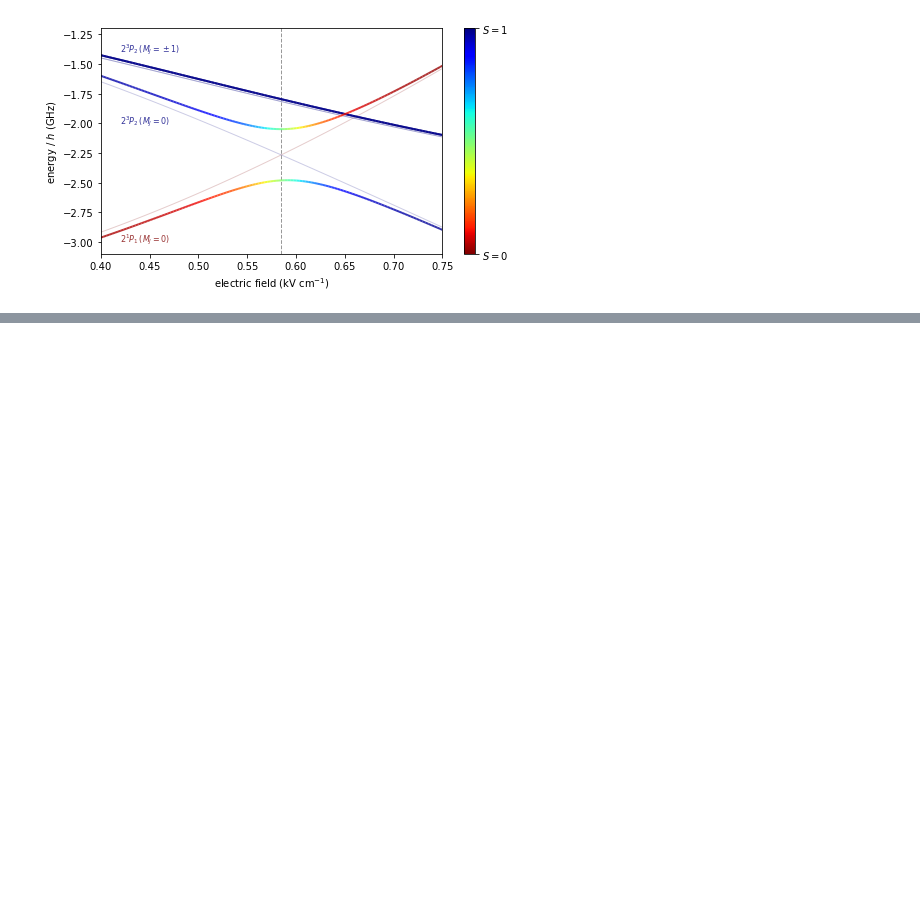
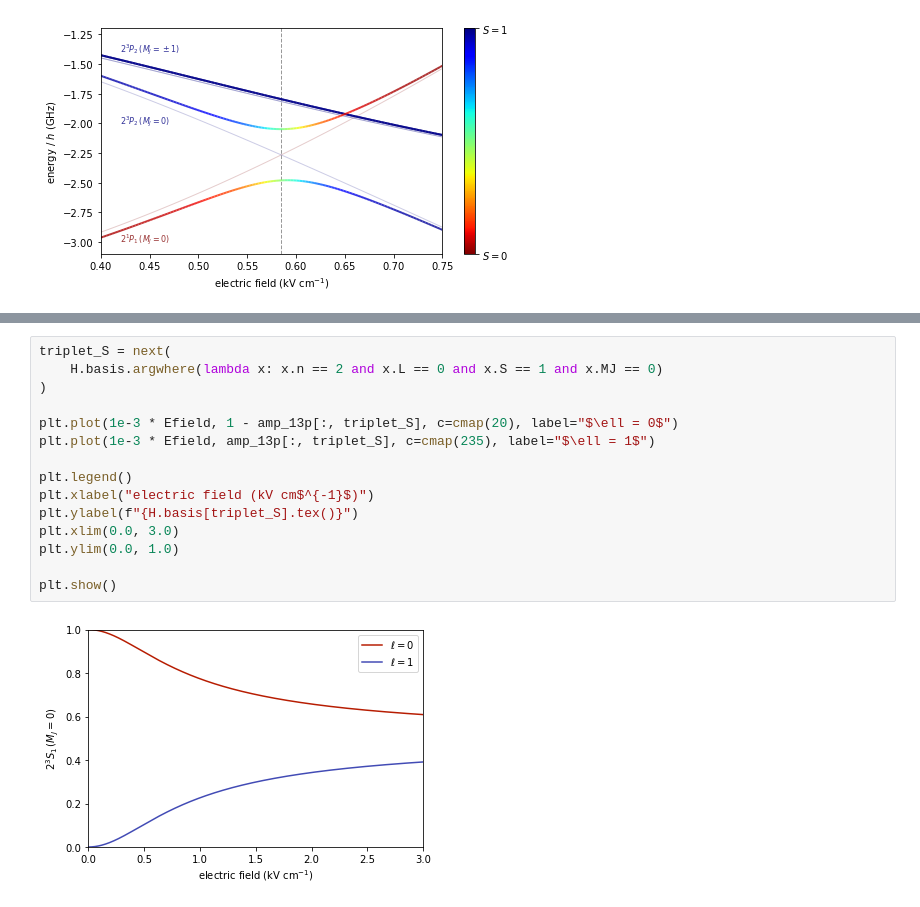
Before and after one commit to ad3ller/pypositronium, a Jupyter notebook: notebooks/Stark Map - n2.ipynb, the cells around one changed output, grey strips where cells are left out. Drawn from its saved outputs; the diff is of its cells as text; blank space fills up the shorter version.

```diff
--- a/notebooks/Stark Map - n2.ipynb
+++ b/notebooks/Stark Map - n2.ipynb
@@ -165,0 +213,17 @@ plt.show()
+# %%
+triplet_S = next(
+    H.basis.argwhere(lambda x: x.n == 2 and x.L == 0 and x.S == 1 and x.MJ == 0)
+)
+
+plt.plot(1e-3 * Efield, 1 - amp_13p[:, triplet_S], c=cmap(20), label="$\ell = 0$")
+plt.plot(1e-3 * Efield, amp_13p[:, triplet_S], c=cmap(235), label="$\ell = 1$")
+
+plt.legend()
+plt.xlabel("electric field (kV cm$^{-1}$)")
+plt.ylabel(f"{H.basis[triplet_S].tex()}")
+plt.xlim(0.0, 3.0)
+plt.ylim(0.0, 1.0)
+
+plt.show()
+# %% [output]
+[figure, added]
```
Also changed, not shown: parts of 3 cells of this notebook, 13 other files.
